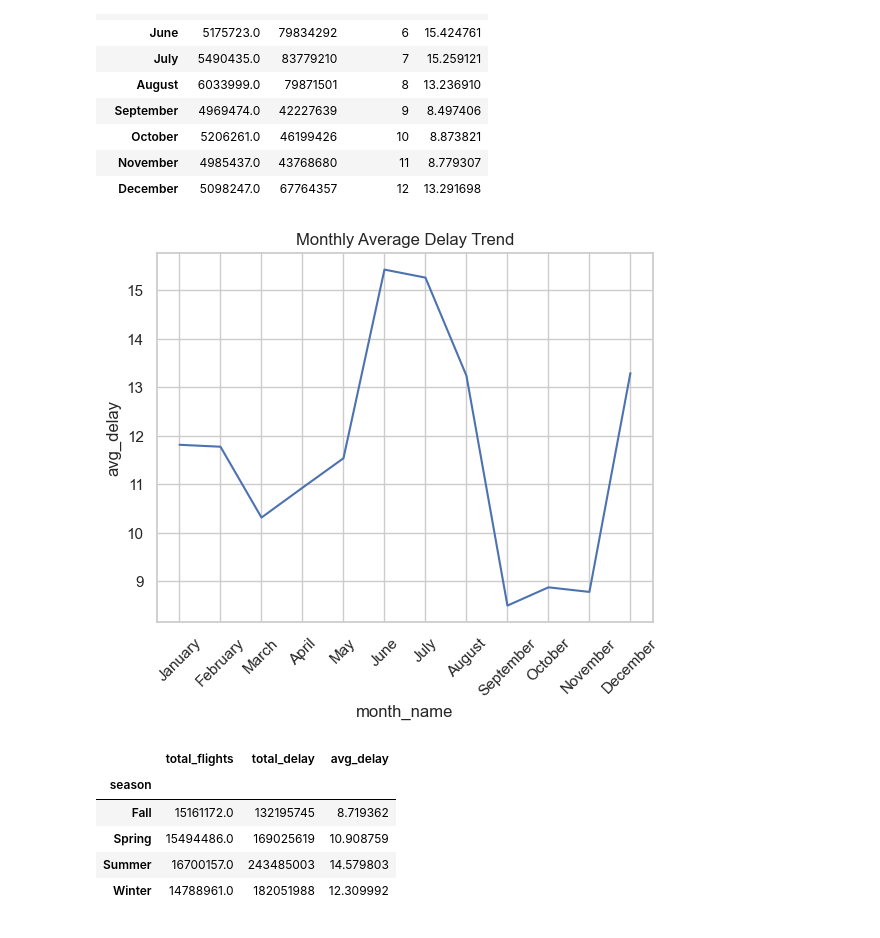
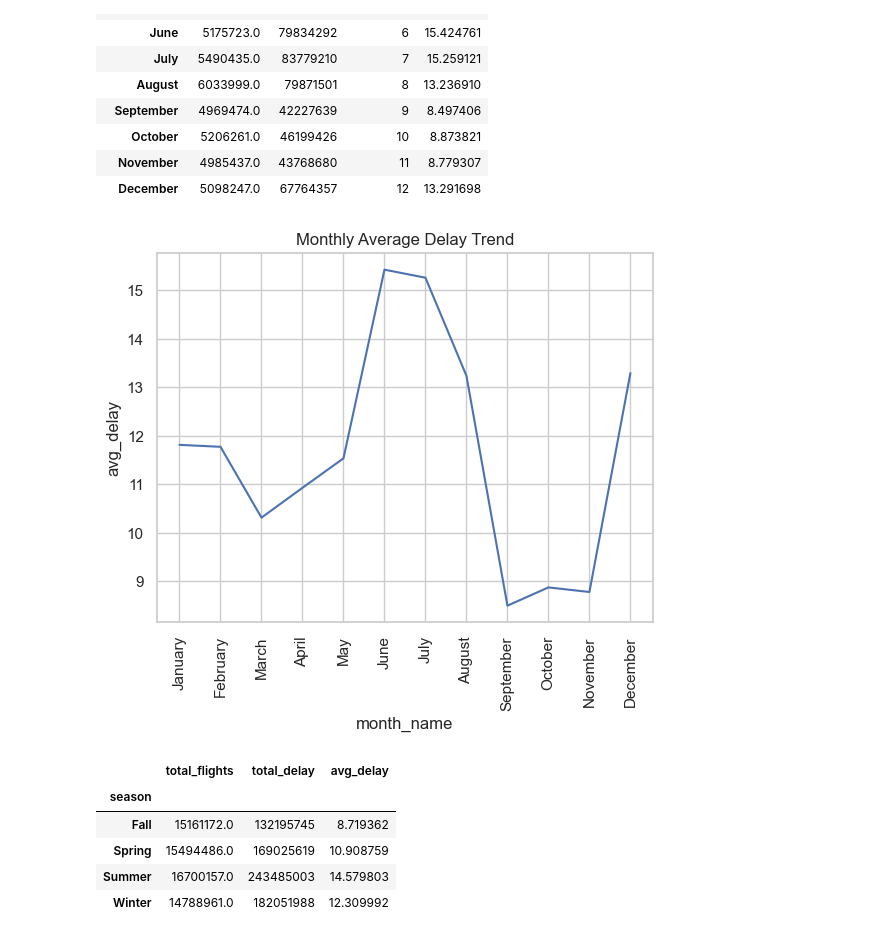
Before and after one commit to shaswat-13/flight-delay-dataset, a Jupyter notebook: notebooks/etl.ipynb, the cells around one changed output. Cells and saved outputs as stored; diff of their text form; code cells hidden in the pictures.

```diff
--- a/notebooks/etl.ipynb
+++ b/notebooks/etl.ipynb
@@ -525,10 +521,10 @@ monthly_trend
 # %%
 sns.lineplot(data=monthly_trend, x=monthly_trend.index, y='avg_delay')
 plt.title("Monthly Average Delay Trend")
-plt.xticks(rotation=45)
+plt.xticks(rotation=90)
 plt.show()
 # %% [output]
-[figure, old version]
+[figure, new version]
 # %%
 seasonal_trend = (
     df.groupby('season')
```
Also changed, not shown: parts of 13 cells of this notebook.
